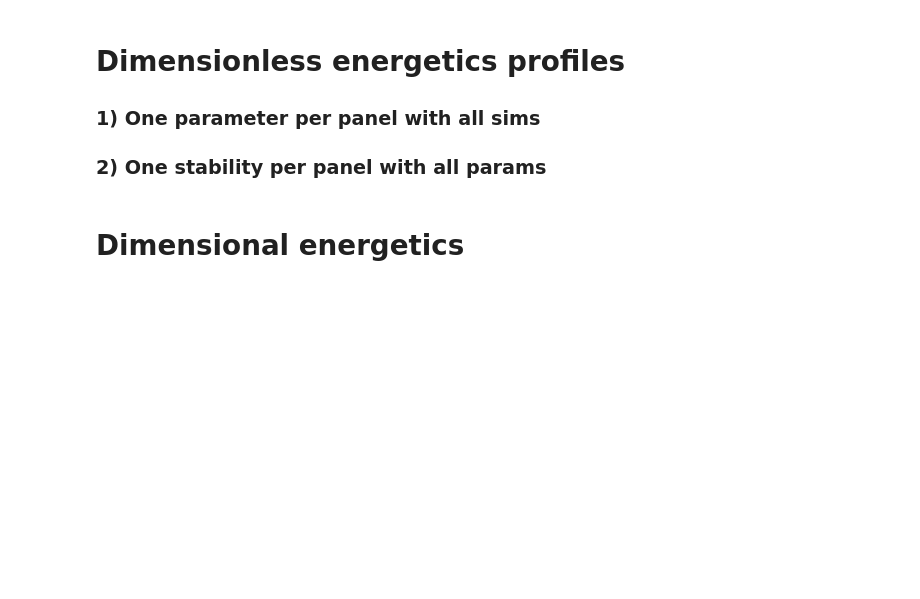
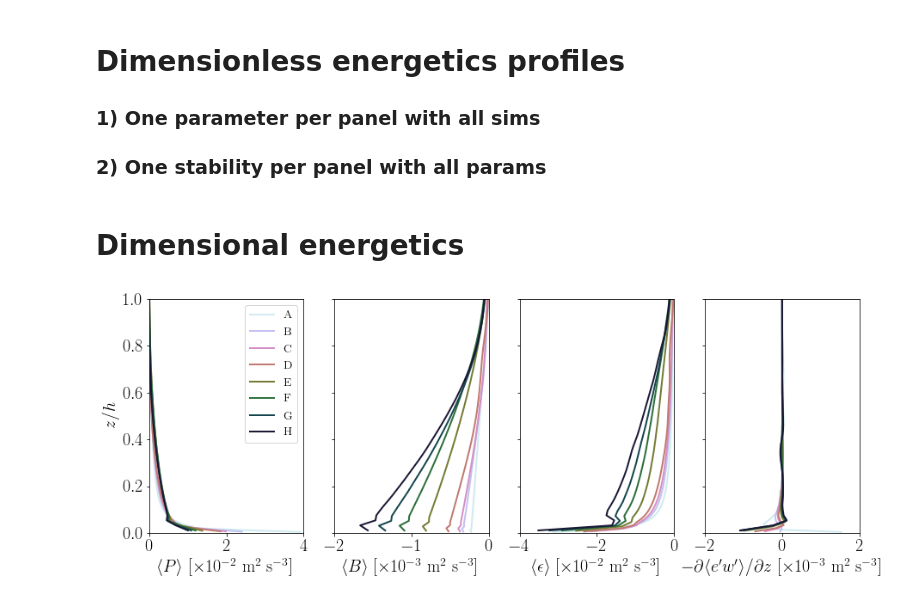
Before and after one commit to bgreene777/SBL_LES, a Jupyter notebook: ipynb/plot_mean.ipynb, the cells around one changed output. Cells and saved outputs as stored; diff of their text form; code cells hidden in the pictures; blank space fills up the shorter version.

```diff
--- a/ipynb/plot_mean.ipynb
+++ b/ipynb/plot_mean.ipynb
@@ -753,32 +861,37 @@ fig4.savefig(fsave, bbox_inches="tight")
 # %%
 # figure 5: shear production, buoyant destruction, dissipation, B/(B + epsilon)
 fig5, ax5 = plt.subplots(nrows=1, ncols=4, sharey=True, figsize=(14.8, 5))
 # loop over sims
 for js, (s, e) in enumerate(zip(sall, Eall)):
     # a) shear prod
     ax5[0].plot(100*e.P, e.z/s.he, ls="-", lw=2, c=cmap[js],
-                label=s.label3)
+                label=s.lab)
     # b) buoyant destruction
-    ax5[1].plot(-1000*e.B, e.z/s.he, ls="-", lw=2, c=cmap[js],
+    ax5[1].plot(1000*e.B, e.z/s.he, ls="-", lw=2, c=cmap[js],
                 label=s.label3)
     # c) viscous dissipation
-    ax5[2].plot(-100*e.D, e.z/s.he, ls="-", lw=2, c=cmap[js])
+    ax5[2].plot(100*e.D, e.z/s.he, ls="-", lw=2, c=cmap[js])
     # d) turbulent transport
     ax5[3].plot(1000*e.T, e.z/s.he, ls="-", lw=2, c=cmap[js])
 # axis limits
-ax5[0].set_ylim([0, 0.5])
+ax5[0].set_ylim([0, 1])
 ax5[0].set_xlim([0, 4])
-ax5[1].set_xlim([0, 2])
-ax5[2].set_xlim([0, 4])
+ax5[1].set_xlim([-2, 0])
+ax5[2].set_xlim([-4, 0])
 ax5[3].set_xlim([-2, 2])
 # axis ticks
 # for iax in ax5:
 #     iax.ticklabel_format(axis="x", scilimits=(0,0))
 # legend
 ax5[0].legend(fontsize=14)
 # axis labels
 ax5[0].set_ylabel("$z/h$")
 ax5[0].set_xlabel("$\\langle P \\rangle$ [$\\times 10^{-2}$ m$^2$ s$^{-3}$]")
 ax5[1].set_xlabel("$\\langle B \\rangle$ [$\\times 10^{-3}$ m$^2$ s$^{-3}$]")
 ax5[2].set_xlabel("$\\langle \\epsilon \\rangle$ [$\\times 10^{-2}$ m$^2$ s$^{-3}$]")
 ax5[3].set_xlabel("$-\\partial \\langle e'w' \\rangle / \\partial z$ [$\\times 10^{-3}$ m$^2$ s$^{-3}$]")
+# save figure
+fsave = f"{fdir_save}tke_budget_components.pdf"
+fig5.savefig(fsave, bbox_inches="tight")
+# %% [output]
+[figure, added]
```
Also changed, not shown: parts of 13 cells of this notebook, 2 other files.
